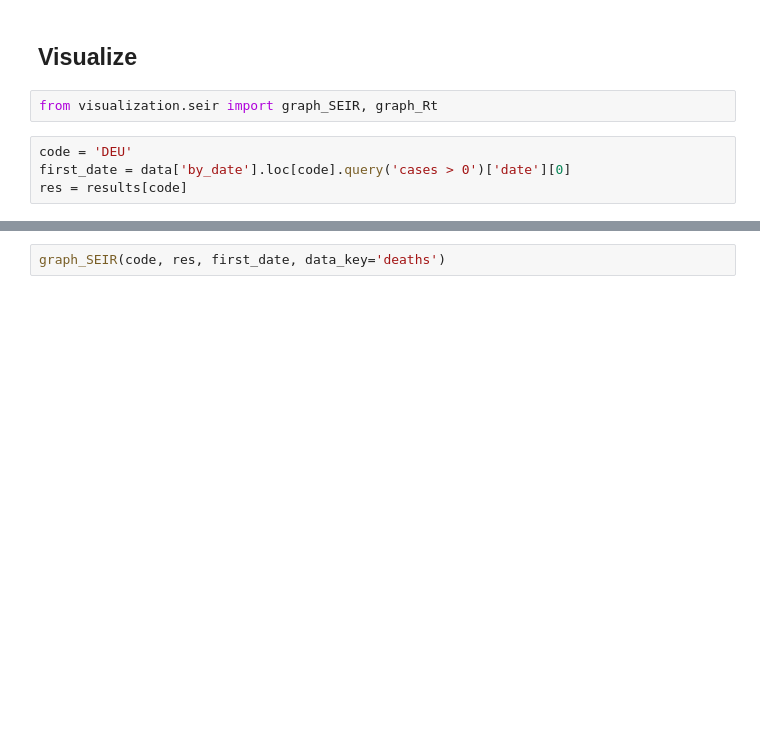
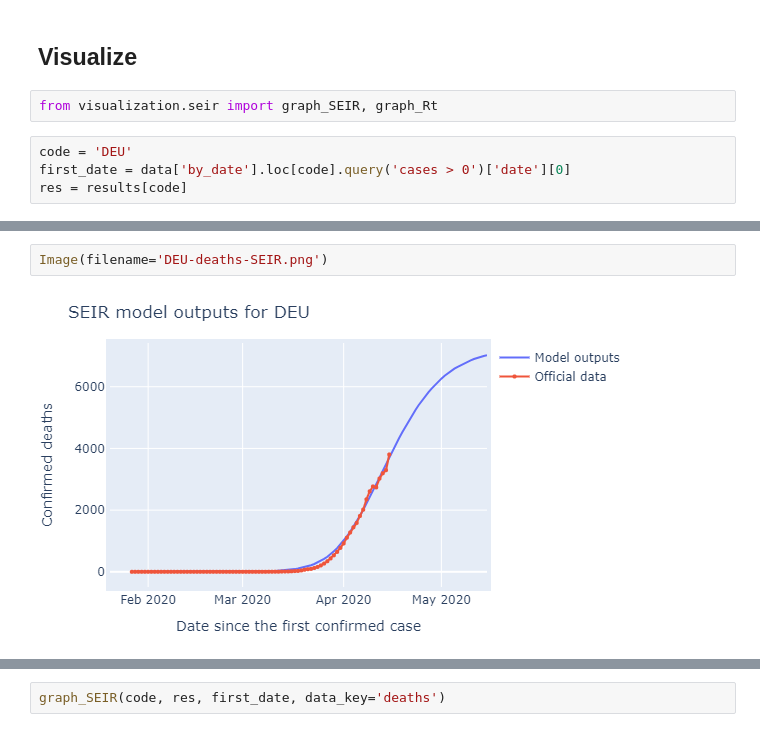
Before and after one commit to SpaceD0ge/COVID-19-tools, a Jupyter notebook: examples/SEIR.ipynb, the cells around one changed output, grey strips where cells are left out. Saved outputs shown, nothing was run; the diff lists cells and outputs as text; blank space fills up the shorter version.

```diff
--- a/examples/SEIR.ipynb
+++ b/examples/SEIR.ipynb
@@ -91,3 +86,7 @@ res = results[code]
 graph_SEIR(code, res, first_date, data_key='cases')
 # %% [output]
 [interactive output not drawn]
+# %%
+Image(filename='DEU-deaths-SEIR.png')
+# %% [output]
+[figure, added]
```
Also changed, not shown: parts of 5 cells of this notebook, 3 other files.
